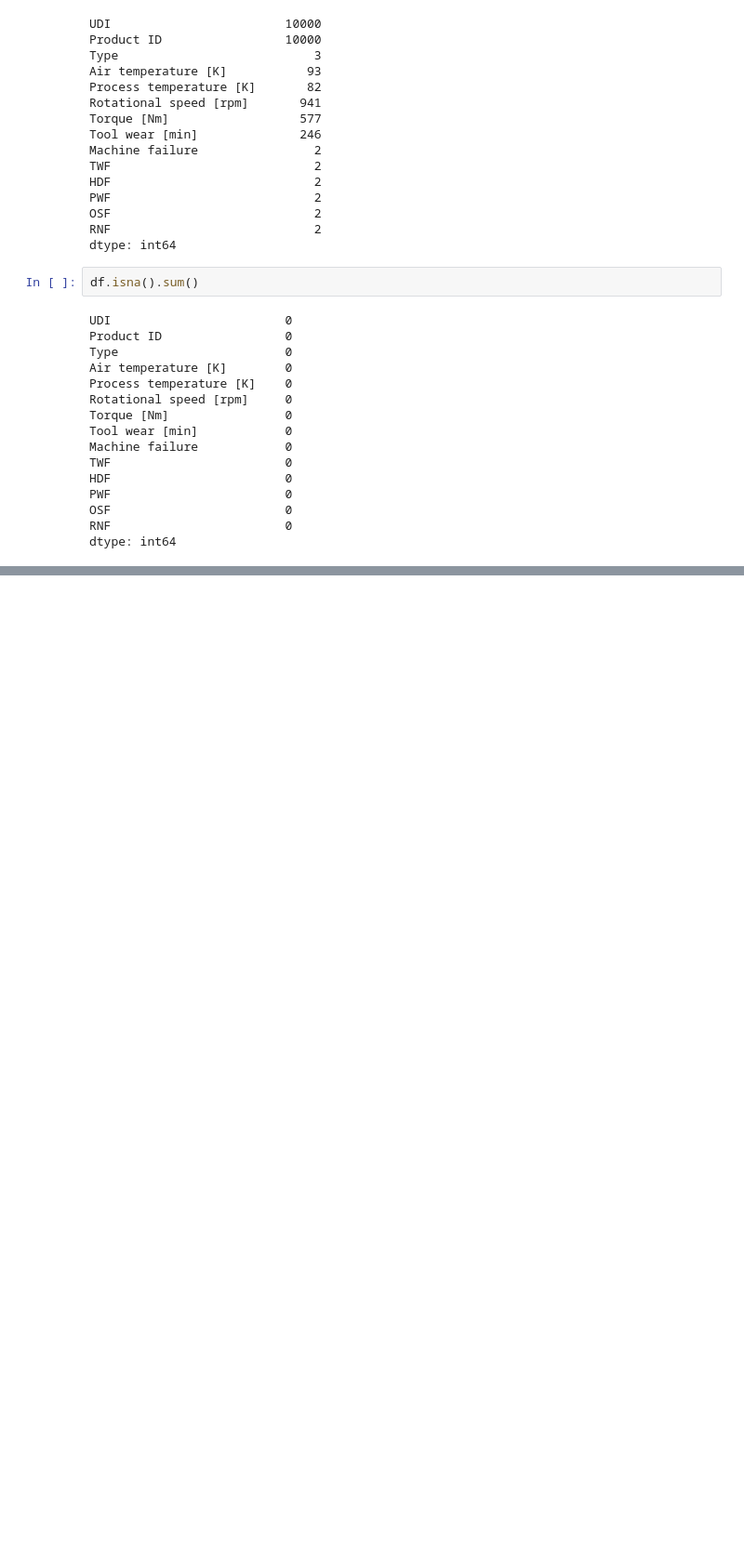
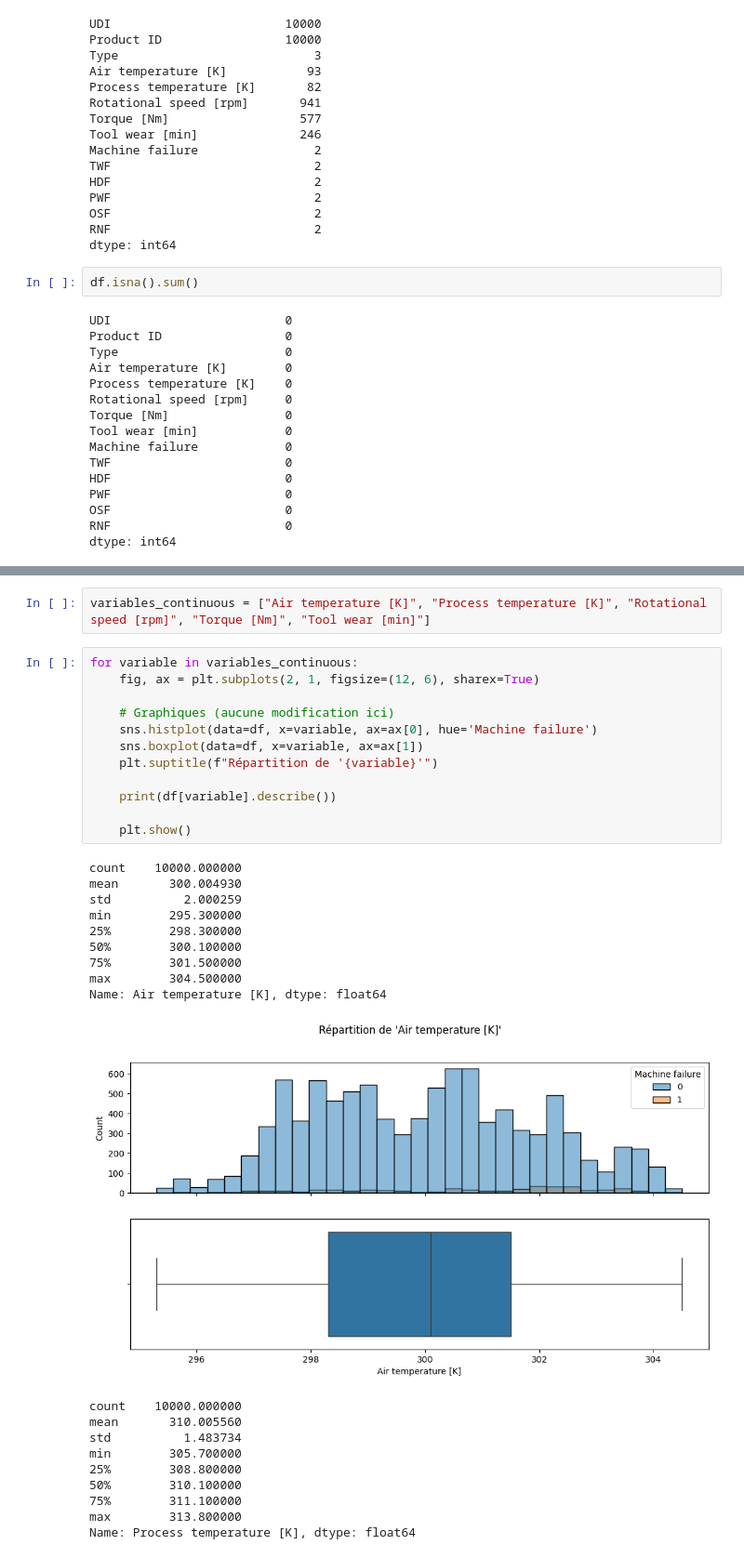
Before and after one commit to SimonGallien/Predictive-Maintenance-Dataset-AI4I-2020-, a Jupyter notebook: notebooks/eda.ipynb, the cells around one changed output, grey strips where cells are left out. Shown at 93% size. Cells and saved outputs as stored; diff of their text form; blank space fills up the shorter version.

```diff
--- a/notebooks/eda.ipynb
+++ b/notebooks/eda.ipynb
@@ -75,0 +117,34 @@ dtype: int64
+# %%
+variables_continuous = ["Air temperature [K]", "Process temperature [K]", "Rotational speed [rpm]", "Torque [Nm]", "Tool wear [min]"]
+# %%
+for variable in variables_continuous:
+    fig, ax = plt.subplots(2, 1, figsize=(12, 6), sharex=True)
+
+    # Graphiques (aucune modification ici)
+    sns.histplot(data=df, x=variable, ax=ax[0], hue='Machine failure')
+    sns.boxplot(data=df, x=variable, ax=ax[1])
+    plt.suptitle(f"Répartition de '{variable}'")
+
+    print(df[variable].describe())
+
+    plt.show()
+# %% [output]
+count    10000.000000
+mean       300.004930
+std          2.000259
+min        295.300000
+25%        298.300000
+50%        300.100000
+75%        301.500000
+max        304.500000
+Name: Air temperature [K], dtype: float64
+[figure, added]
+count    10000.000000
+mean       310.005560
+std          1.483734
+min        305.700000
+25%        308.800000
+50%        310.100000
+75%        311.100000
+max        313.800000
+Name: Process temperature [K], dtype: float64
```
Also changed, not shown: parts of 24 cells of this notebook, 4 other files.
